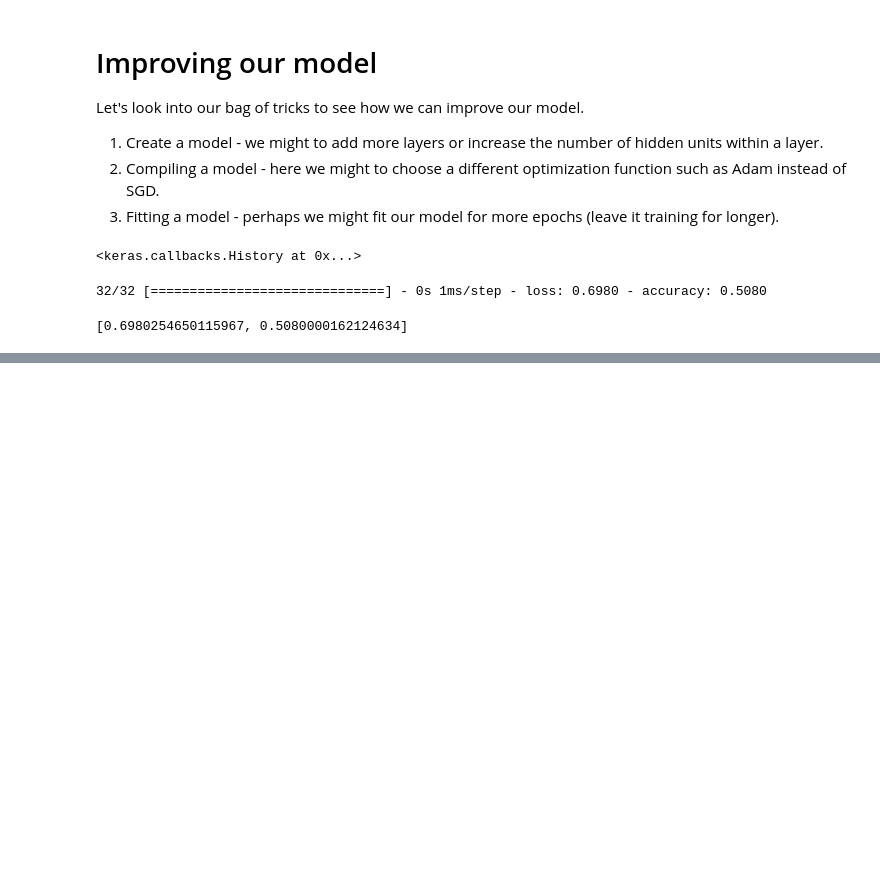
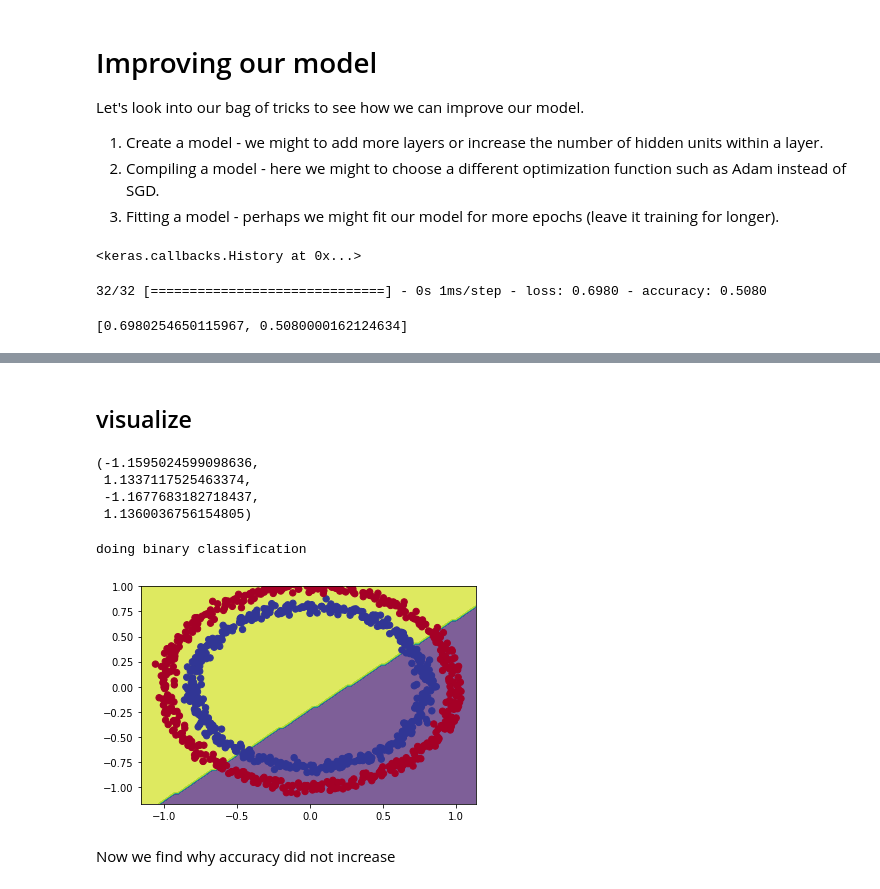
Before and after one commit to kianakiaei/TensorFlow, a Jupyter notebook: 02_neural_network_classification_with_tensorflow.ipynb, the cells around one changed output, grey strips where cells are left out. Cells and saved outputs as stored; diff of their text form; code cells hidden in the pictures; blank space fills up the shorter version.

Commit message:
Plots the decision boundary

```diff
--- a/02_neural_network_classification_with_tensorflow.ipynb
+++ b/02_neural_network_classification_with_tensorflow.ipynb
@@ -226,0 +234,2 @@ model_3.evaluate(x, y)
+# %% [markdown]
+## visualize
@@ -226,0 +238,54 @@ model_3.evaluate(x, y)
+# %%
+def plot_decision_boundary(model, x, y):
+  """
+  Plots the decision boundary created by a model predicting on x.
+  This function was inspired by two resources:
+  1. https://cs231n.github.io/neural-networks-case-study/
+  2. https://github.com/GokuMohandas/MadeWithML
+  """
+  # Define the axis boundaries of thepoly and create a meshgrid
+  x_min, x_max = x[:, 0].min() - 0.1, x[:, 0].max() + 0.1
+  y_min, y_max = x[:, 1].min() - 0.1, x[:, 1].max() + 0.1
+  xx, yy = np.meshgrid(np.linspace(x_min, x_max, 100),
+                       np.linspace(y_min, y_max, 100))
+
+  # Create x value (we're going to make predictions on these)
+  x_in = np.c_[xx.ravel(), yy.ravel()] # stach 2D arrays together
+
+  # Make predictions
+  y_pred = model.predict(x_in)
+
+  # Check for multi-class
+  if len(y_pred[0]) > 1:
+    print("doing multiclass classification")
+    # We have to reshape our prediction to get them ready for plotting
+    y_pred = np.argmax(y_pred, axis=1).reshape(xx.shape)
+  else:
+    print("doing binary classification")
+    y_pred = np.round(y_pred).reshape(xx.shape)
+
+  #Plot the decision boundary
+  plt.contourf(xx, yy, y_pred, cmp=plt.cm.RdYlBu, alpha=0.7)
+  plt.scatter(x[:, 0], x[:, 1], c=y, s=40, cmap=plt.cm.RdYlBu)
+  plt.xlim(xx.min(), xx.max())
+  plt.ylim(yy.min(), y.max())
+# %%
+x_min, x_max = x[:, 0].min() - 0.1, x[:, 0].max() + 0.1
+y_min, y_max = x[:, 1].min() - 0.1, x[:, 1].max() + 0.1
+
+x_min, x_max, y_min, y_max
+# %% [output]
+(-1.1595024599098636,
+ 1.1337117525463374,
+ -1.1677683182718437,
+ 1.1360036756154805)
+# %%
+# Check out the predictions our model is making
+plot_decision_boundary(model=model_3,
+                       x=x,
+                       y=y)
+# %% [output]
+doing binary classification
+[figure, added]
+# %% [markdown]
+Now we find why accuracy did not increase
```
Also changed, not shown: parts of 2 cells of this notebook.
